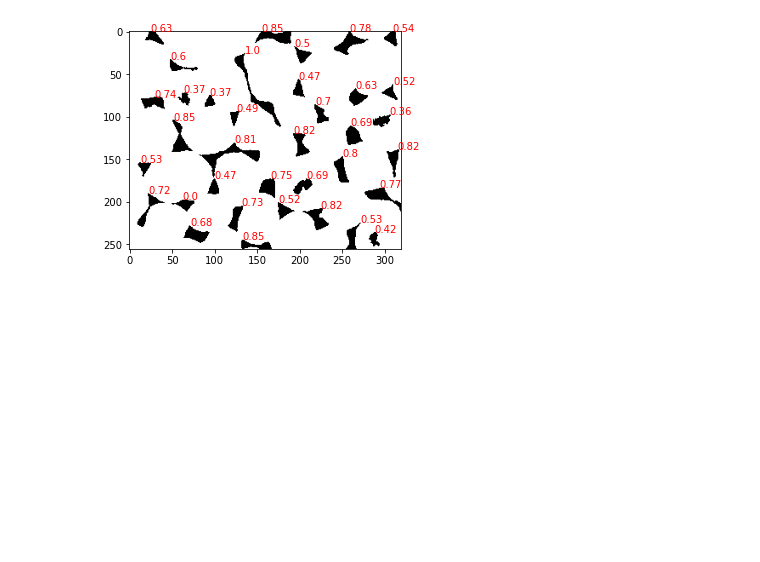
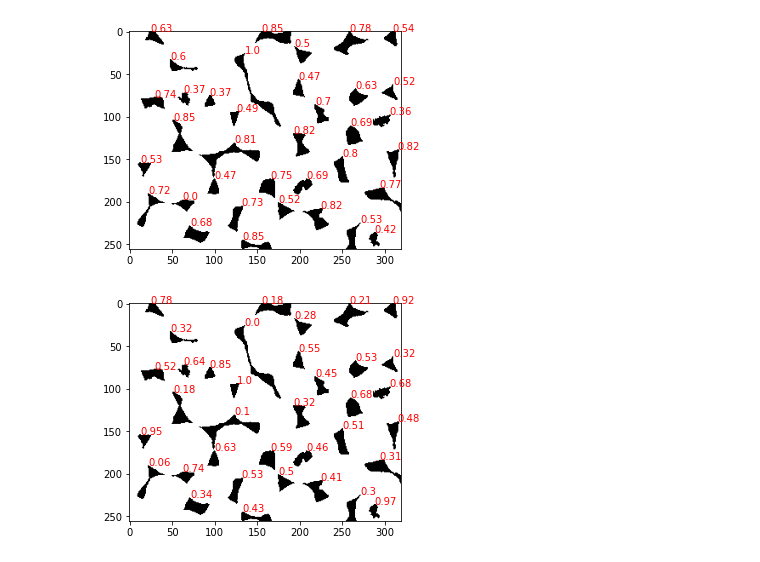
Before and after one commit to johnmays/convection-cell-research, a Jupyter notebook: image_processing/augmented_watershed.ipynb, the cells around one changed output. Saved outputs shown, nothing was run; the diff lists cells and outputs as text; code cells hidden in the pictures; blank space fills up the shorter version.

```diff
--- a/image_processing/augmented_watershed.ipynb
+++ b/image_processing/augmented_watershed.ipynb
@@ -94,2 +115,6 @@ irregularityplot(frame1_cropped_denoised)
 # %% [output]
 [figure]
+# %%
+irregularityplot(frame1_cropped_denoised, type=1)
+# %% [output]
+[figure, added]
```
Also changed, not shown: parts of 12 cells of this notebook, 1 other file.
